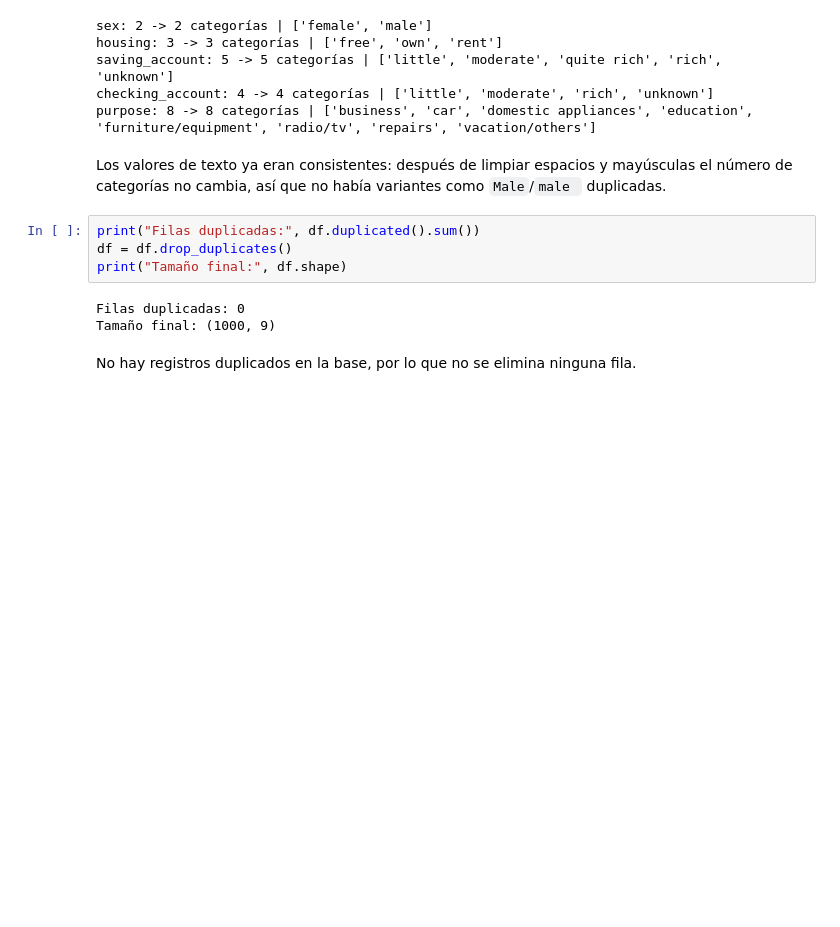
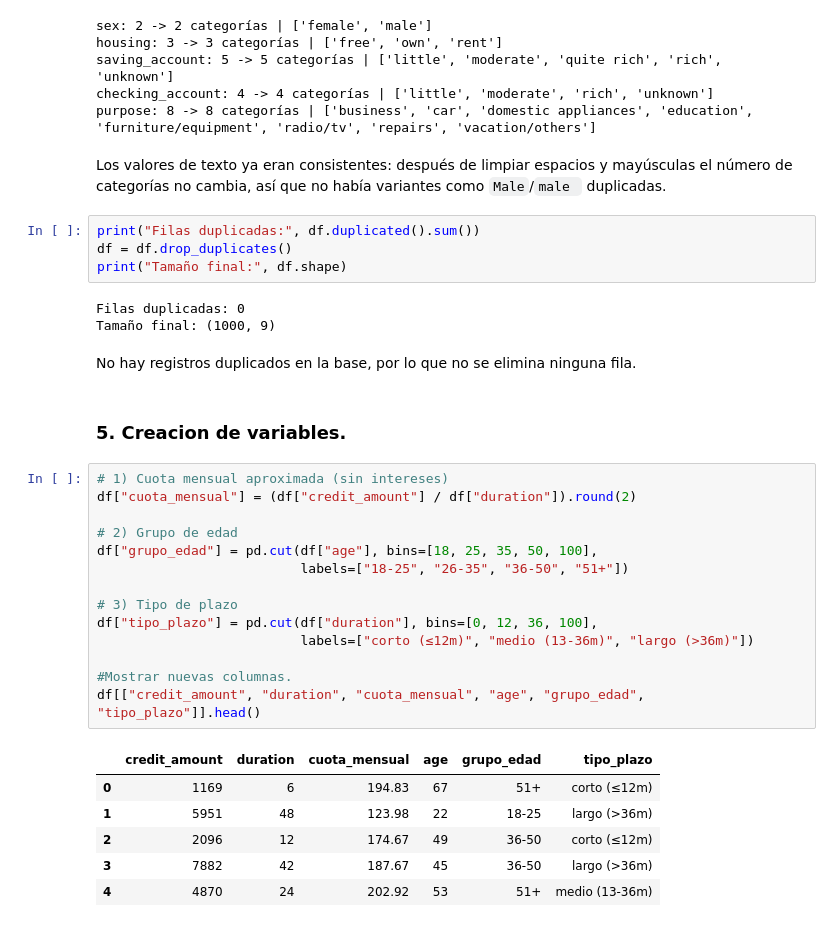
Before and after one commit to juansepq2017-sys/Proyecto-Progra-2, a Jupyter notebook: proyecto_creditos.ipynb, the cells around one changed output. Drawn from its saved outputs; the diff is of its cells as text; blank space fills up the shorter version.

```diff
--- a/proyecto_creditos.ipynb
+++ b/proyecto_creditos.ipynb
@@ -204,3 +204,26 @@ Filas duplicadas: 0
 Tamaño final: (1000, 9)
 # %% [markdown]
 No hay registros duplicados en la base, por lo que no se elimina ninguna fila.
+# %% [markdown]
+### 5. Creacion de variables.
+# %%
+# 1) Cuota mensual aproximada (sin intereses)
+df["cuota_mensual"] = (df["credit_amount"] / df["duration"]).round(2)
+
+# 2) Grupo de edad
+df["grupo_edad"] = pd.cut(df["age"], bins=[18, 25, 35, 50, 100],
+                          labels=["18-25", "26-35", "36-50", "51+"])
+
+# 3) Tipo de plazo
+df["tipo_plazo"] = pd.cut(df["duration"], bins=[0, 12, 36, 100],
+                          labels=["corto (≤12m)", "medio (13-36m)", "largo (>36m)"])
+
+#Mostrar nuevas columnas.
+df[["credit_amount", "duration", "cuota_mensual", "age", "grupo_edad", "tipo_plazo"]].head()
+# %% [output]
+|  | credit_amount | duration | cuota_mensual | age | grupo_edad | tipo_plazo |
+| 0 | 1169 | 6 | 194.83 | 67 | 51+ | corto (≤12m) |
+| 1 | 5951 | 48 | 123.98 | 22 | 18-25 | largo (>36m) |
+| 2 | 2096 | 12 | 174.67 | 49 | 36-50 | corto (≤12m) |
+| 3 | 7882 | 42 | 187.67 | 45 | 36-50 | largo (>36m) |
+| 4 | 4870 | 24 | 202.92 | 53 | 51+ | medio (13-36m) |
```
Also changed, not shown: parts of 1 cell of this notebook.
